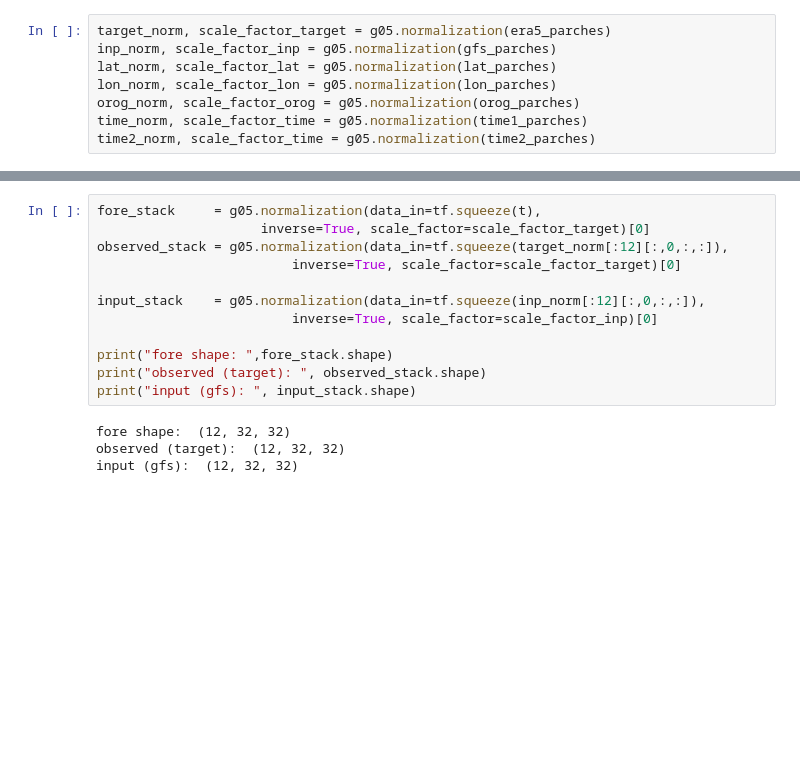
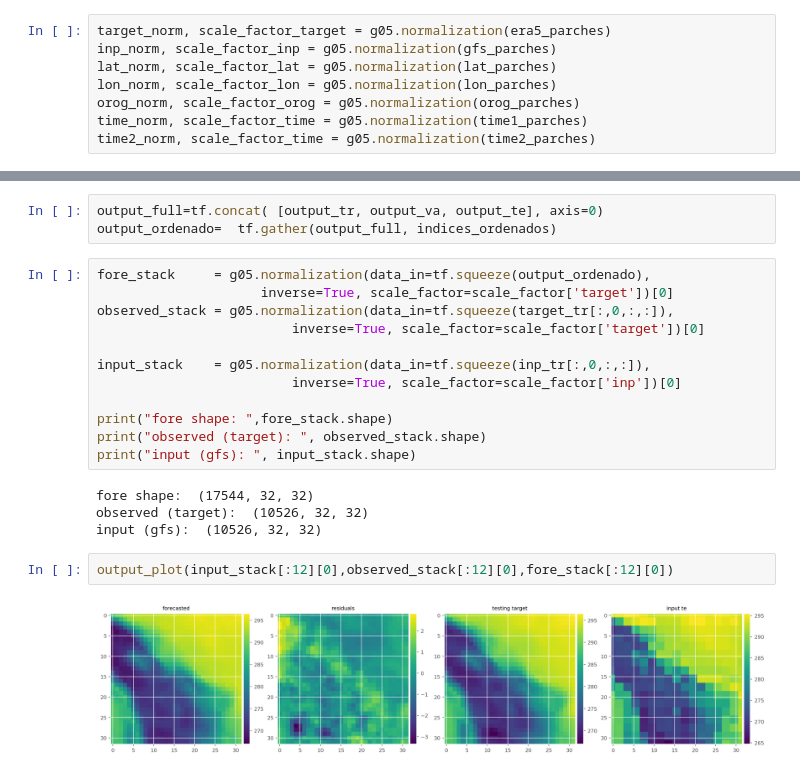
Before and after one commit to rlg23/Preg_SIVAR, a Jupyter notebook: Modelo/A4_red.ipynb, the cells around one changed output, grey strips where cells are left out. Drawn from its saved outputs; the diff is of its cells as text; blank space fills up the shorter version.

```diff
--- a/Modelo/A4_red.ipynb
+++ b/Modelo/A4_red.ipynb
@@ -366,17 +525,24 @@ t = modelo_cargado.call([inp_norm[:12],time2_norm[:12],lat_norm[:12],lon_norm[:1
+# %%
+output_full=tf.concat( [output_tr, output_va, output_te], axis=0)
+output_ordenado=  tf.gather(output_full, indices_ordenados)
 # %%
-fore_stack     = g05.normalization(data_in=tf.squeeze(t),
-                     inverse=True, scale_factor=scale_factor_target)[0]
-observed_stack = g05.normalization(data_in=tf.squeeze(target_norm[:12][:,0,:,:]),
-                         inverse=True, scale_factor=scale_factor_target)[0]
+fore_stack     = g05.normalization(data_in=tf.squeeze(output_ordenado),
+                     inverse=True, scale_factor=scale_factor['target'])[0]
+observed_stack = g05.normalization(data_in=tf.squeeze(target_tr[:,0,:,:]),
+                         inverse=True, scale_factor=scale_factor['target'])[0]
 
-input_stack    = g05.normalization(data_in=tf.squeeze(inp_norm[:12][:,0,:,:]),
-                         inverse=True, scale_factor=scale_factor_inp)[0]
+input_stack    = g05.normalization(data_in=tf.squeeze(inp_tr[:,0,:,:]),
+                         inverse=True, scale_factor=scale_factor['inp'])[0]
 
 print("fore shape: ",fore_stack.shape)
 print("observed (target): ", observed_stack.shape)
 print("input (gfs): ", input_stack.shape)
 # %% [output]
-fore shape:  (12, 32, 32)
-observed (target):  (12, 32, 32)
-input (gfs):  (12, 32, 32)
+fore shape:  (17544, 32, 32)
+observed (target):  (10526, 32, 32)
+input (gfs):  (10526, 32, 32)
+# %%
+output_plot(input_stack[:12][0],observed_stack[:12][0],fore_stack[:12][0])
+# %% [output]
+[figure, added]
 # %%
```
Also changed, not shown: parts of 26 cells of this notebook.
